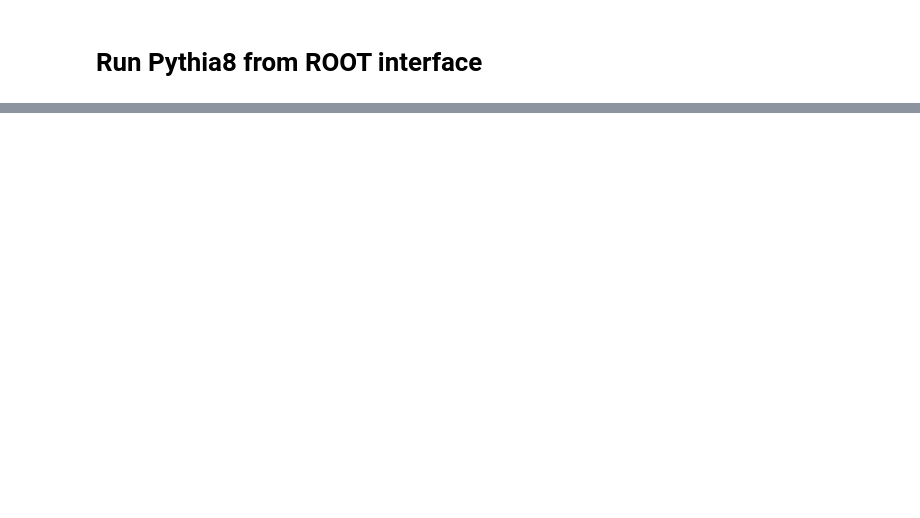
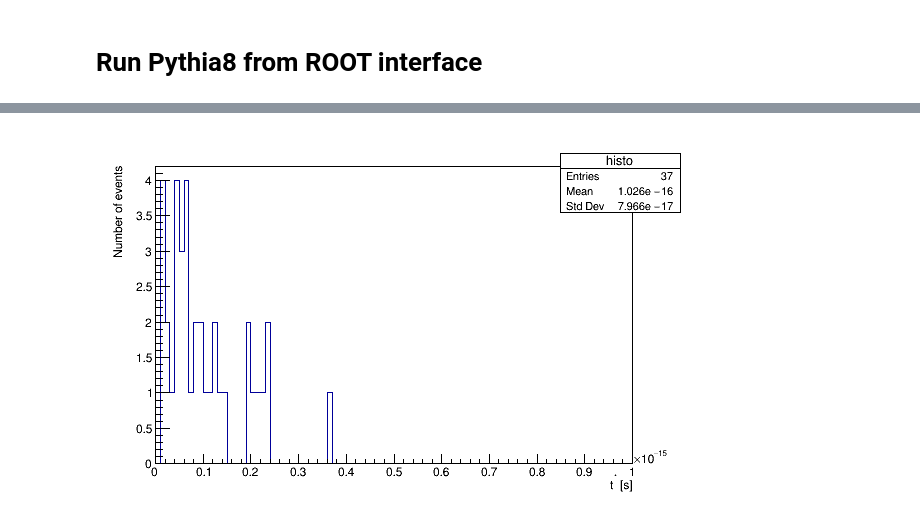
Before and after one commit to barraldiaz/Modern_Particle_Physics_Experiments, a Jupyter notebook: 03_Event_generation/03_Event_generation.ipynb, the cells around one changed output, grey strips where cells are left out. Drawn from its saved outputs; the diff is of its cells as text; code cells hidden in the pictures; blank space fills up the shorter version.

```diff
--- a/03_Event_generation/03_Event_generation.ipynb
+++ b/03_Event_generation/03_Event_generation.ipynb
@@ -492,0 +54,24 @@ particles = ROOT.TClonesArray("TParticle", 1000)    # prepare space for generate
+# %%
+#Create Pythia control object
+pythia = ROOT.TPythia8(False)
+
+#Disable messages
+makePythiaSilent(pythia)
+
+#Set configurations parameters
+pythia.ReadString("Random:setSeed = on")
+pythia.ReadString("Random:seed = 99")
+
+#Set list of enabled physics processes
+pythia.ReadString("HardQCD:all = on")
+
+#Set the initial particles PDG id and
+#energy in center of mass system in GeV
+pdgId_beam1 = int(Particle.from_evtgen_name("p+").pdgid)
+pdfId_beam2 = int(Particle.from_evtgen_name("p+").pdgid)
+sqrtS = 13600 #GeV
+pythia.Initialize(pdgId_beam1 , pdgId_beam1, sqrtS)
+
+#Prepare space for list of final and intermediate state particles
+nParticles = 1000
+particles = ROOT.TClonesArray("TParticle", nParticles)
@@ -492,0 +271,22 @@ particles = ROOT.TClonesArray("TParticle", 1000)    # prepare space for generate
+# %%
+def fillHisto(histo, particles):
+    pionPDGId = int(Particle.from_evtgen_name("pi0").pdgid)
+    pions = filter(lambda aPart: aPart.GetPdgCode()==pionPDGId, particles)
+    c = scipy_constants.physical_constants["speed of light in vacuum"][0] # m/s
+    mm_to_m = 1E-3 # mm = 1E-3 m
+
+    for aPart in pions:
+        p4 = ROOT.Math.PxPyPzEVector(aPart.Px(), aPart.Py(), aPart.Pz(), aPart.Energy())
+        productionVertex = ROOT.Math.PxPyPzEVector(aPart.Vx(), aPart.Vy(), aPart.Vz(), aPart.T())
+        daughter = particles[aPart.GetFirstDaughter()]
+        decayVertex = ROOT.Math.PxPyPzEVector(daughter.Vx(), daughter.Vy(), daughter.Vz(), daughter.T())
+        t = (decayVertex-productionVertex).R()*mm_to_m*p4.M()/p4.P()/c
+        histo.Fill(t)
+
+histo = ROOT.TH1D("histo","; t^{*} [s];Number of events",100,0,1E-15)
+fillHisto(histo, particles)
+
+canvas = ROOT.TCanvas( 'aCanvas', 'Example plots', 600, 400)
+canvas.Draw()
+histo.Draw()
+# %% [output]
@@ -492,0 +294 @@ particles = ROOT.TClonesArray("TParticle", 1000)    # prepare space for generate
+[figure, added]
```
Also changed, not shown: parts of 61 cells of this notebook, 5 other files.
